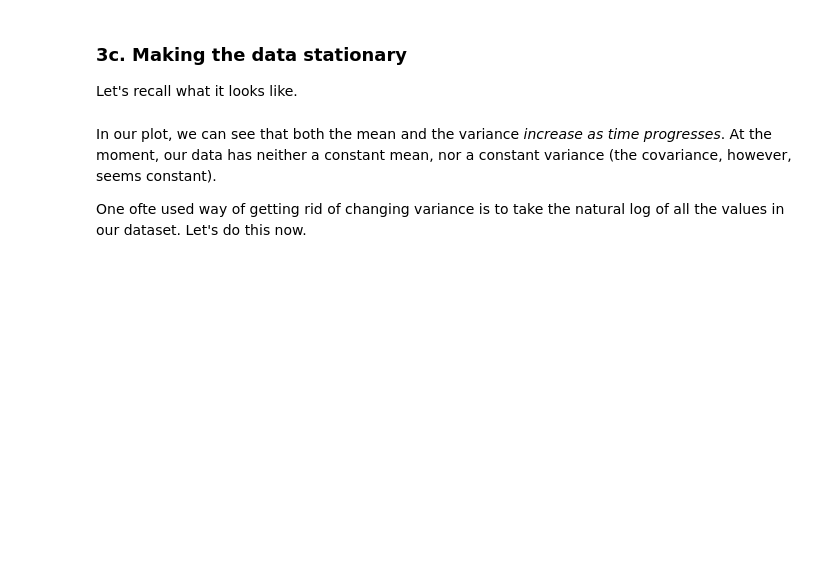
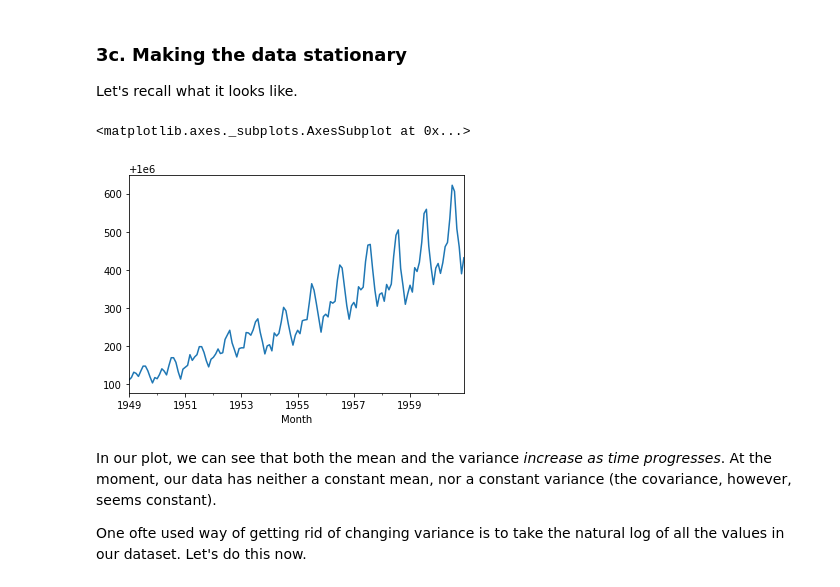
Before and after one commit to Kylehanna/-Euclidean_and_Manhattan_Distances_Case_Study, a Jupyter notebook: Cowboy_Cigarettes_Case_Study_Tier_3.ipynb, the cells around one changed output. Cells and saved outputs as stored; diff of their text form; code cells hidden in the pictures; blank space fills up the shorter version.

```diff
--- a/Cowboy_Cigarettes_Case_Study_Tier_3.ipynb
+++ b/Cowboy_Cigarettes_Case_Study_Tier_3.ipynb
@@ -287,3 +308,8 @@ _ _ _
+# %%
+y.plot()
+# %% [output]
+<matplotlib.axes._subplots.AxesSubplot at 0x...>
+[figure, added]
 # %% [markdown]
 In our plot, we can see that both the mean and the variance *increase as time progresses*. At the moment, our data has neither a constant mean, nor a constant variance (the covariance, however, seems constant).
 
```
Also changed, not shown: parts of 28 cells of this notebook.
